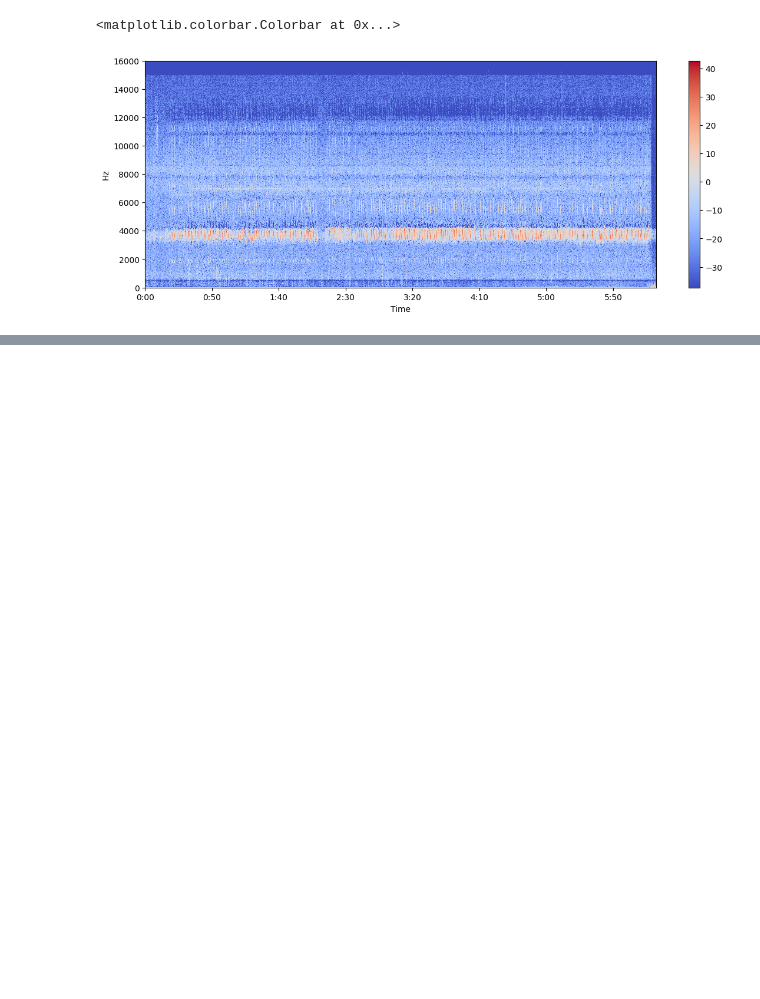
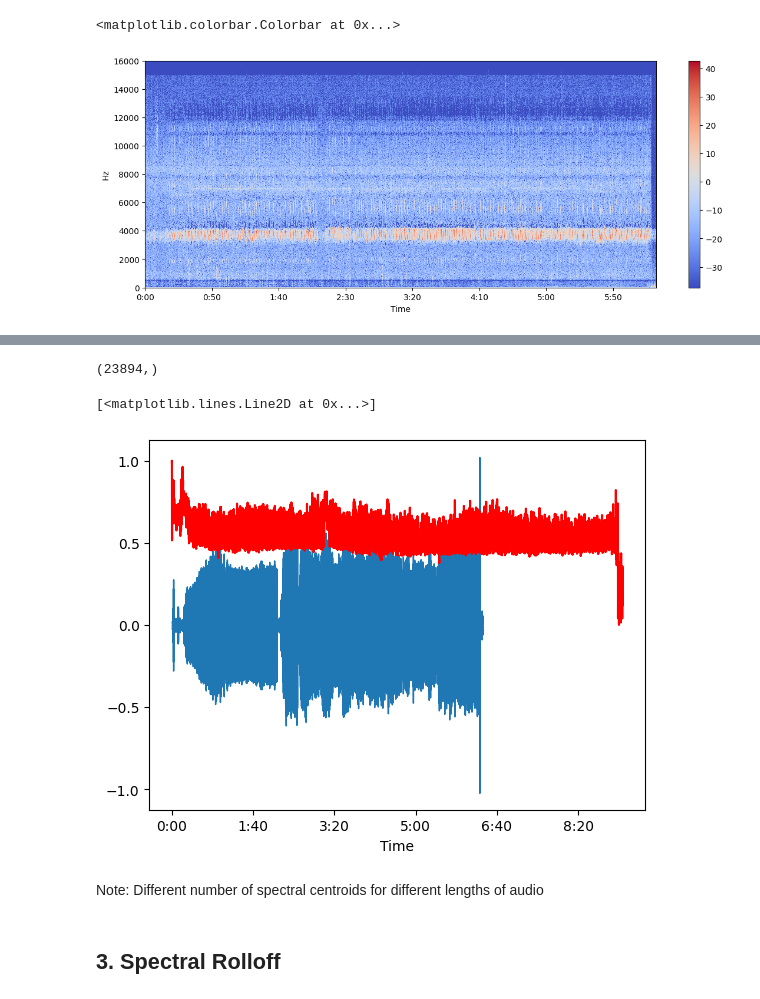
Before and after one commit to minimartzz/bird-clef-2025, a Jupyter notebook: audio_processing.ipynb, the cells around one changed output, grey strips where cells are left out. Cells and saved outputs as stored; diff of their text form; code cells hidden in the pictures; blank space fills up the shorter version.

```diff
--- a/audio_processing.ipynb
+++ b/audio_processing.ipynb
@@ -64,0 +114,18 @@ plt.colorbar()
+# %%
+spectral_centroids = librosa.feature.spectral_centroid(y=audio, sr=SR)[0]
+spectral_centroids.shape
+# %% [output]
+(23894,)
+# %%
+frames = range(len(spectral_centroids))
+t = librosa.frames_to_time(frames)
+# %%
+librosa.display.waveshow(audio, sr=SR)
+plt.plot(t, minmax_scale(spectral_centroids, axis=0), color='r')
+# %% [output]
+[<matplotlib.lines.Line2D at 0x...>]
+[figure, added]
+# %% [markdown]
+Note: Different number of spectral centroids for different lengths of audio
+# %% [markdown]
+## 3. Spectral Rolloff
```
Also changed, not shown: parts of 9 cells of this notebook, 1 other file.
